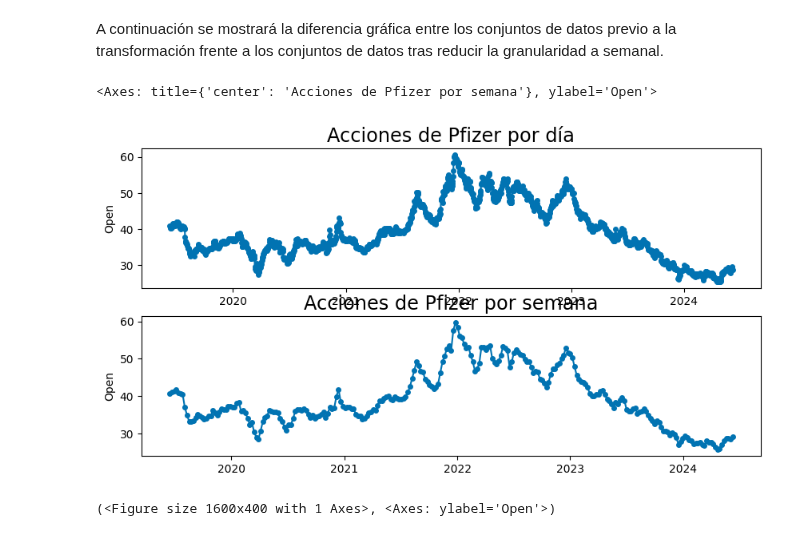
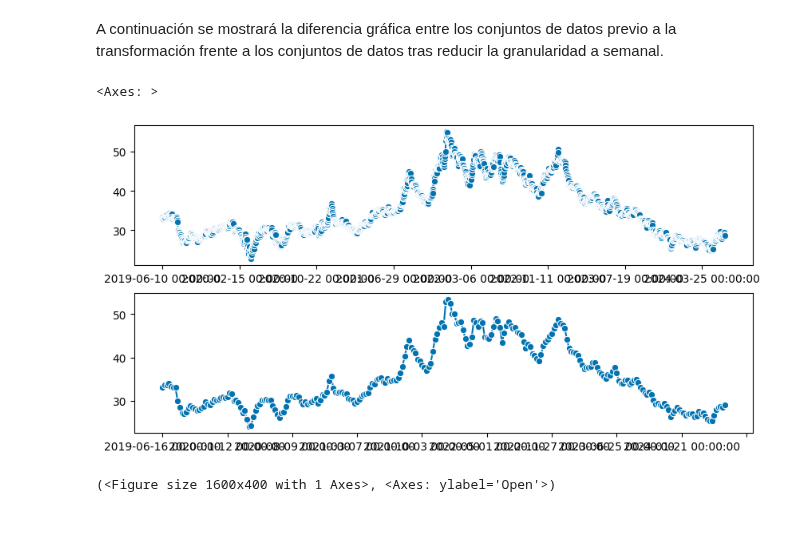
Before and after one commit to alu0101351773/TAAD_practicas, a Jupyter notebook: src/time_series.ipynb, the cells around one changed output. Drawn from its saved outputs; the diff is of its cells as text; code cells hidden in the pictures.

```diff
--- a/src/time_series.ipynb
+++ b/src/time_series.ipynb
@@ -101,5 +101,7 @@ display(moderna_data.head())
 ### Selección de variables independientes
 # %% [markdown]
 Como variable de estudio se ha escogido el precio ajustado de cierre de ventas de acciones (`Adj Close`), por lo que solo se estudiarán esas variables independientes.
-# %%
-pfizer_data = pfizer_data.fi
+# %%
+pfizer_data = pfizer_data.filter(items=['Date', 'Adj Close'])
+
+display(pfizer_data.head())
@@ -162,14 +204,14 @@ from sktime.utils import plot_series
 # %%
 fig, (ax1, ax2) = plt.subplots(nrows=2, ncols=1, figsize=(10, 5))
 
 daily_pfizer_data = pfizer_data.copy(deep=True)
 pfizer_data = reduce_df_to_weekly(pfizer_data)
 
-plot_series(daily_pfizer_data['Open'], title='Acciones de Pfizer por día', ax=ax1)
-plot_series(pfizer_data['Open'], title='Acciones de Pfizer por semana', ax=ax2)
+plot_series(daily_pfizer_data, ax=ax1)
+plot_series(pfizer_data, ax=ax2)
 # %% [output]
-<Axes: title={'center': 'Acciones de Pfizer por semana'}, ylabel='Open'>
+<Axes: >
-[figure, old version]
+[figure, new version]
 # %%
 weekly_pfizer = reduce_df_to_weekly(fixed_pfizer)
 
```
Also changed, not shown: parts of 4 cells of this notebook.
